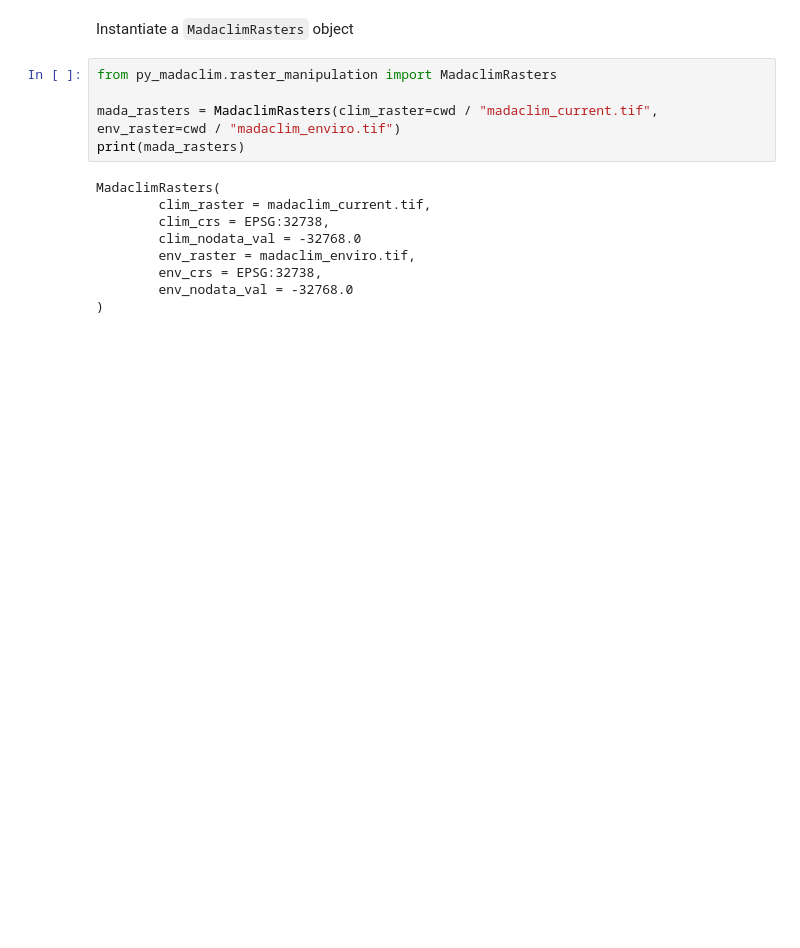
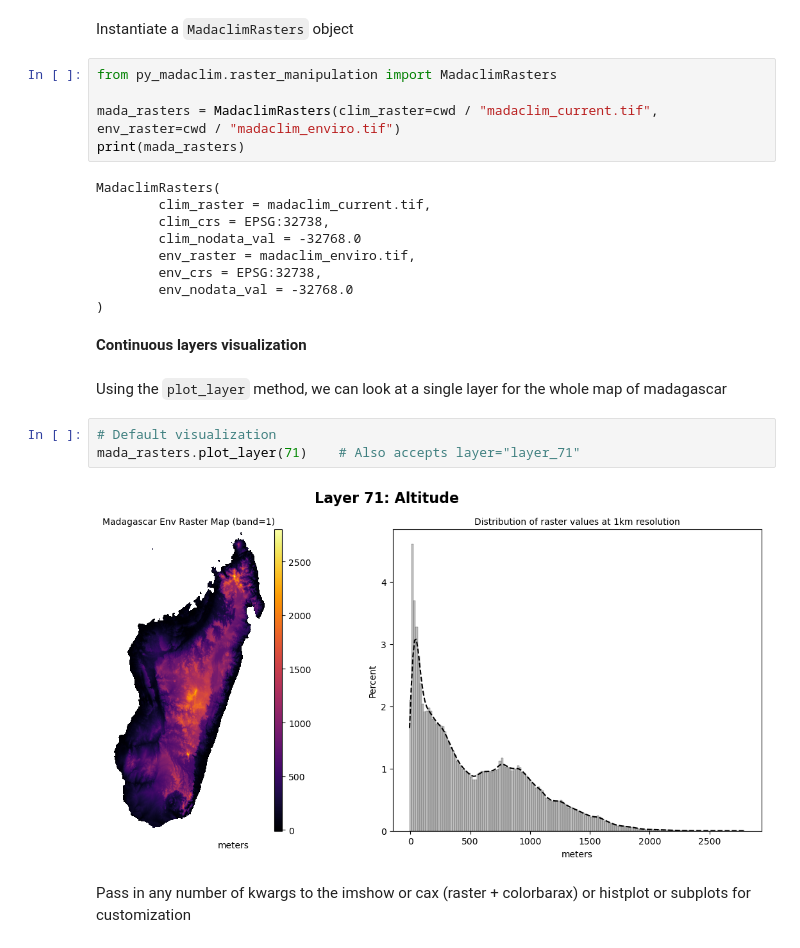
Before and after one commit to tahiri-lab/py_madaclim, a Jupyter notebook: example/full_walktrhough.ipynb, the cells around one changed output. Drawn from its saved outputs; the diff is of its cells as text; blank space fills up the shorter version.

```diff
--- a/example/full_walktrhough.ipynb
+++ b/example/full_walktrhough.ipynb
@@ -373,3 +373,14 @@ MadaclimRasters(
         env_crs = EPSG:32738,
         env_nodata_val = -32768.0
 )
+# %% [markdown]
+**Continuous layers visualization**
+# %% [markdown]
+Using the `plot_layer` method, we can look at a single layer for the whole map of madagascar
+# %%
+# Default visualization
+mada_rasters.plot_layer(71)    # Also accepts layer="layer_71"
+# %% [output]
+[figure, added]
+# %% [markdown]
+Pass in any number of kwargs to the imshow or cax (raster + colorbarax) or histplot or subplots for customization
```
Also changed, not shown: parts of 46 cells of this notebook.
